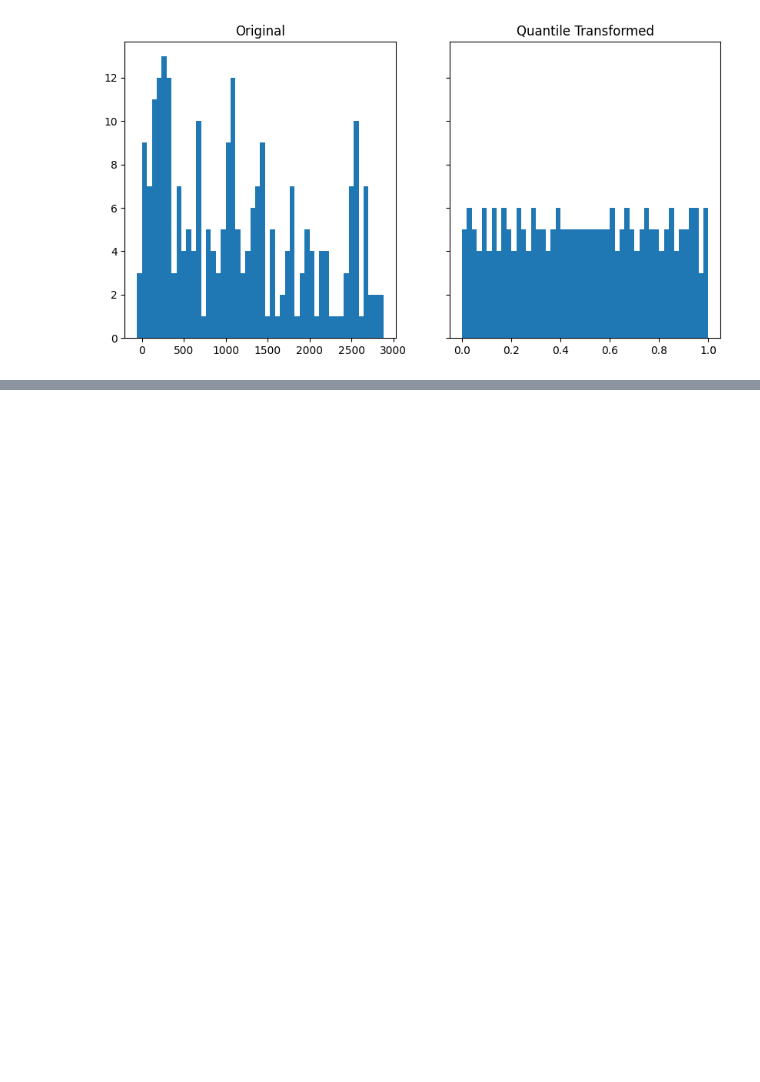
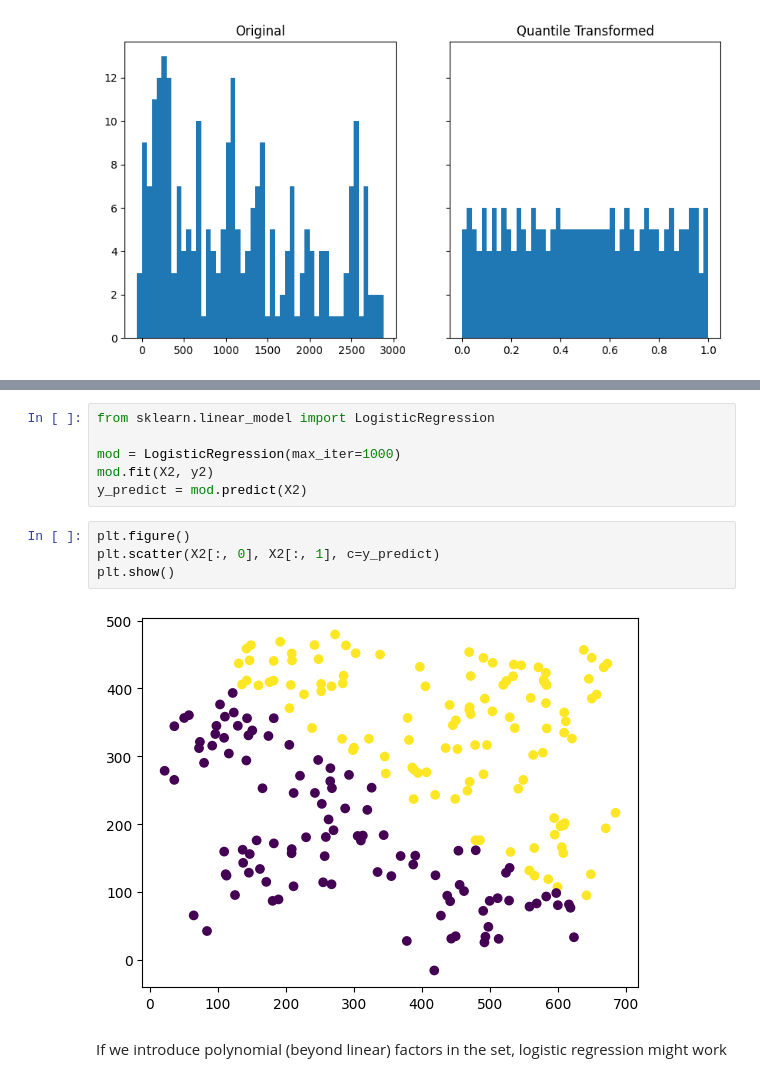
Before and after one commit to santortiz/sklearn-overview, a Jupyter notebook: notebooks/preprocessing/scaling.ipynb, the cells around one changed output, grey strips where cells are left out. Drawn from its saved outputs; the diff is of its cells as text; blank space fills up the shorter version.

```diff
--- a/notebooks/preprocessing/scaling.ipynb
+++ b/notebooks/preprocessing/scaling.ipynb
@@ -96,0 +112,14 @@ plt.show()
+# %%
+from sklearn.linear_model import LogisticRegression
+
+mod = LogisticRegression(max_iter=1000)
+mod.fit(X2, y2)
+y_predict = mod.predict(X2)
+# %%
+plt.figure()
+plt.scatter(X2[:, 0], X2[:, 1], c=y_predict)
+plt.show()
+# %% [output]
+[figure, added]
+# %% [markdown]
+If we introduce polynomial (beyond linear) factors in the set, logistic regression might work
```
Also changed, not shown: parts of 9 cells of this notebook, 1 other file.
